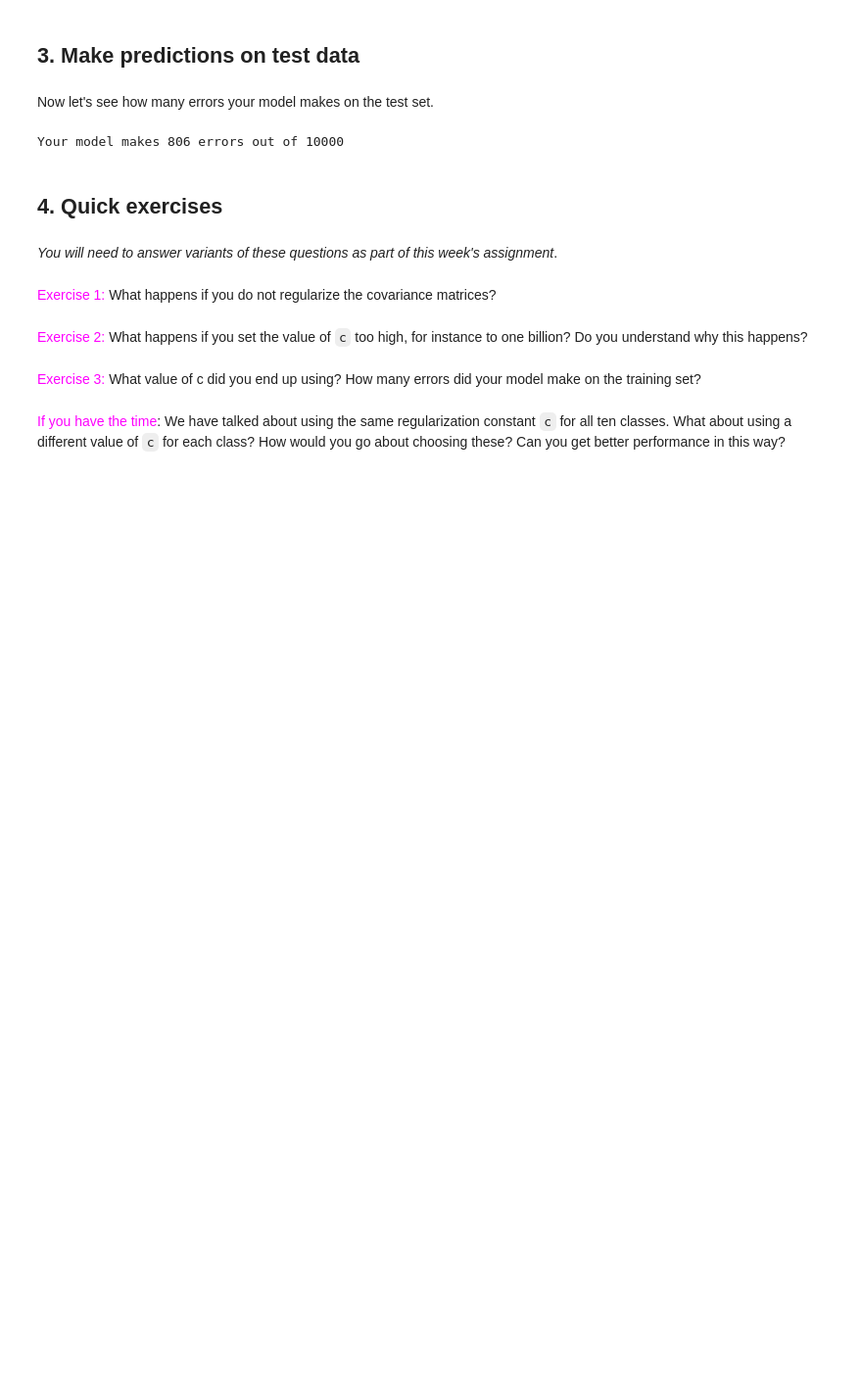
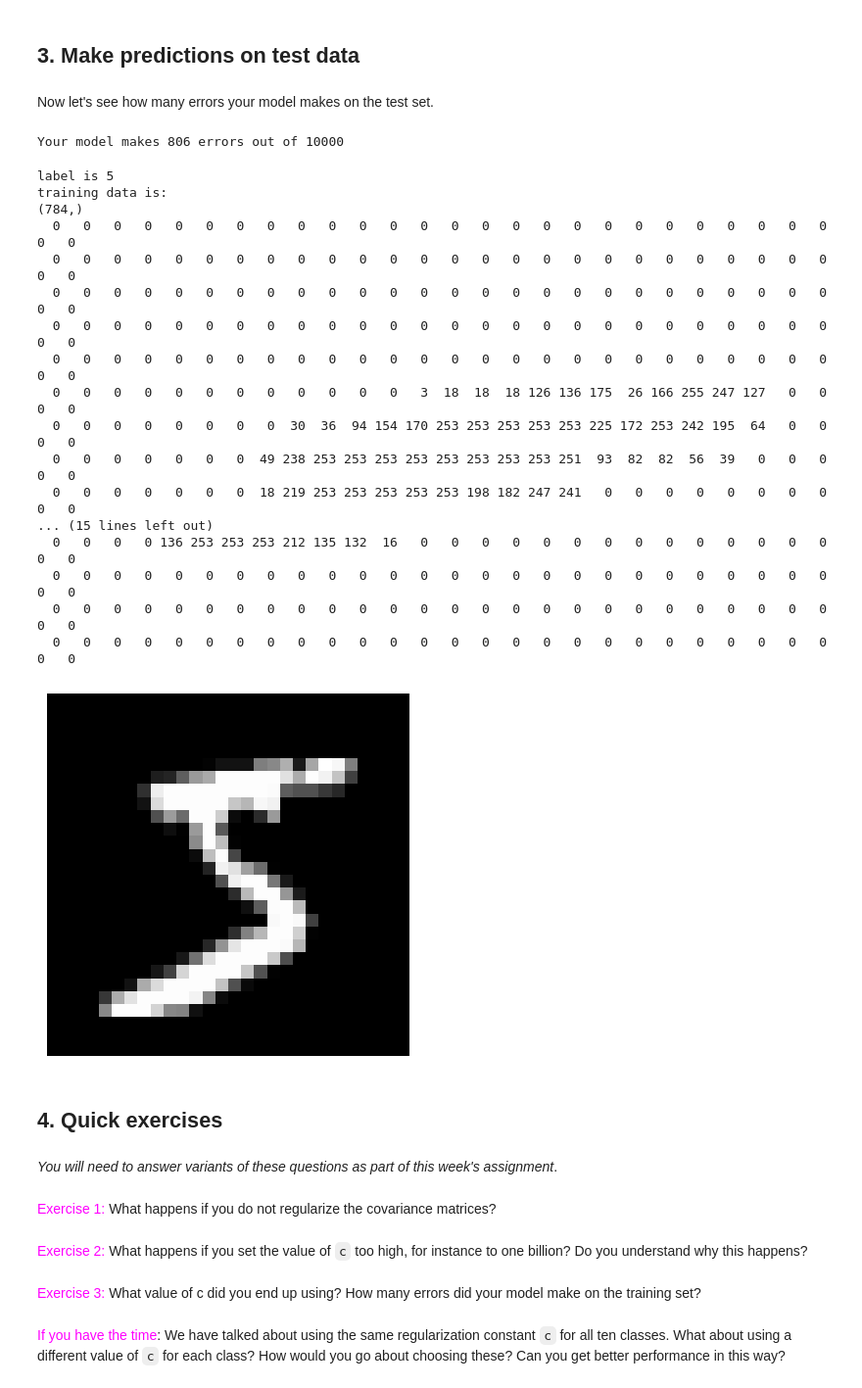
Before and after one commit to 0tv0renakniga/ds_masters, a Jupyter notebook: dsc_255/module_3/generative_mnist.ipynb, the cells around one changed output. Shown at 98% size. Drawn from its saved outputs; the diff is of its cells as text; code cells hidden in the pictures; blank space fills up the shorter version.

```diff
--- a/dsc_255/module_3/generative_mnist.ipynb
+++ b/dsc_255/module_3/generative_mnist.ipynb
@@ -304,6 +291,43 @@ errors = np.sum(predictions != test_labels)
 print("Your model makes " + str(errors) + " errors out of 10000")
 # %% [output]
 Your model makes 806 errors out of 10000
+# %%
+print(f'label is {train_labels[0]}')
+print(f'training data is:')
+print(train_data[0,:].shape)
+rs = train_data[0,:].reshape(28,28)
+for i in range(28):
+    for j in range(28):
+        #print(rs[i,j], end=' ')
+        if len(str(rs[i,j])) == 1:
+            w = '  ' + str(rs[i,j])
+            print(w, end=' ')
+        elif len(str(rs[i,j])) == 2:
+            w = ' ' + str(rs[i,j])
+            print(w, end=' ')
+        else:
+            print(str(rs[i,j]), end=' ')
+    print()
+displaychar(train_data[0])
+# %% [output]
+label is 5
+training data is:
+(784,)
+  0   0   0   0   0   0   0   0   0   0   0   0   0   0   0   0   0   0   0   0   0   0   0   0   0   0   0   0
+  0   0   0   0   0   0   0   0   0   0   0   0   0   0   0   0   0   0   0   0   0   0   0   0   0   0   0   0
+  0   0   0   0   0   0   0   0   0   0   0   0   0   0   0   0   0   0   0   0   0   0   0   0   0   0   0   0
+  0   0   0   0   0   0   0   0   0   0   0   0   0   0   0   0   0   0   0   0   0   0   0   0   0   0   0   0
+  0   0   0   0   0   0   0   0   0   0   0   0   0   0   0   0   0   0   0   0   0   0   0   0   0   0   0   0
+  0   0   0   0   0   0   0   0   0   0   0   0   3  18  18  18 126 136 175  26 166 255 247 127   0   0   0   0
+  0   0   0   0   0   0   0   0  30  36  94 154 170 253 253 253 253 253 225 172 253 242 195  64   0   0   0   0
+  0   0   0   0   0   0   0  49 238 253 253 253 253 253 253 253 253 251  93  82  82  56  39   0   0   0   0   0
+  0   0   0   0   0   0   0  18 219 253 253 253 253 253 198 182 247 241   0   0   0   0   0   0   0   0   0   0
+... (15 lines left out)
+  0   0   0   0 136 253 253 253 212 135 132  16   0   0   0   0   0   0   0   0   0   0   0   0   0   0   0   0
+  0   0   0   0   0   0   0   0   0   0   0   0   0   0   0   0   0   0   0   0   0   0   0   0   0   0   0   0
+  0   0   0   0   0   0   0   0   0   0   0   0   0   0   0   0   0   0   0   0   0   0   0   0   0   0   0   0
+  0   0   0   0   0   0   0   0   0   0   0   0   0   0   0   0   0   0   0   0   0   0   0   0   0   0   0   0
+[figure, added]
 # %% [markdown]
 ## 4. Quick exercises
 # %% [markdown]
```
Also changed, not shown: parts of 3 cells of this notebook.
